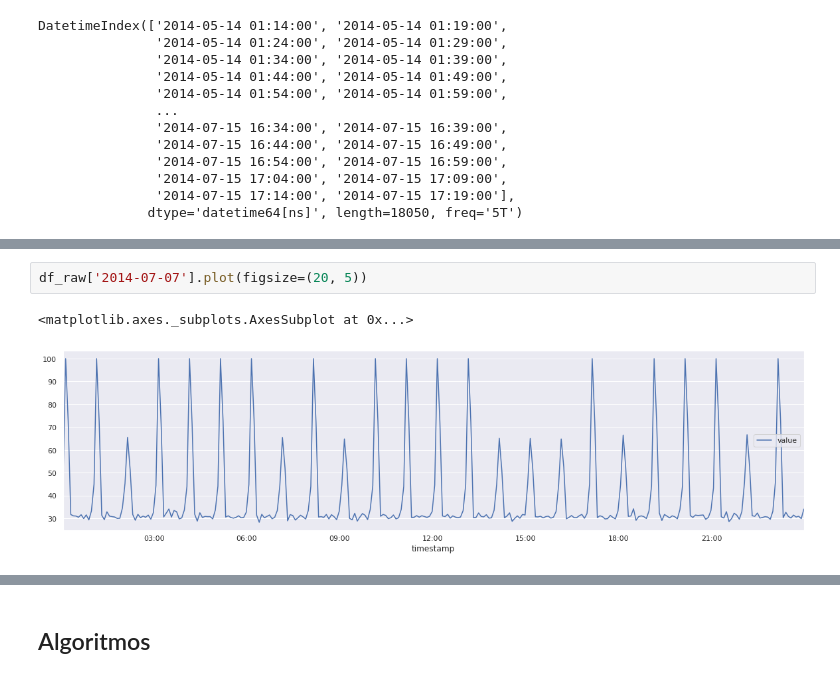
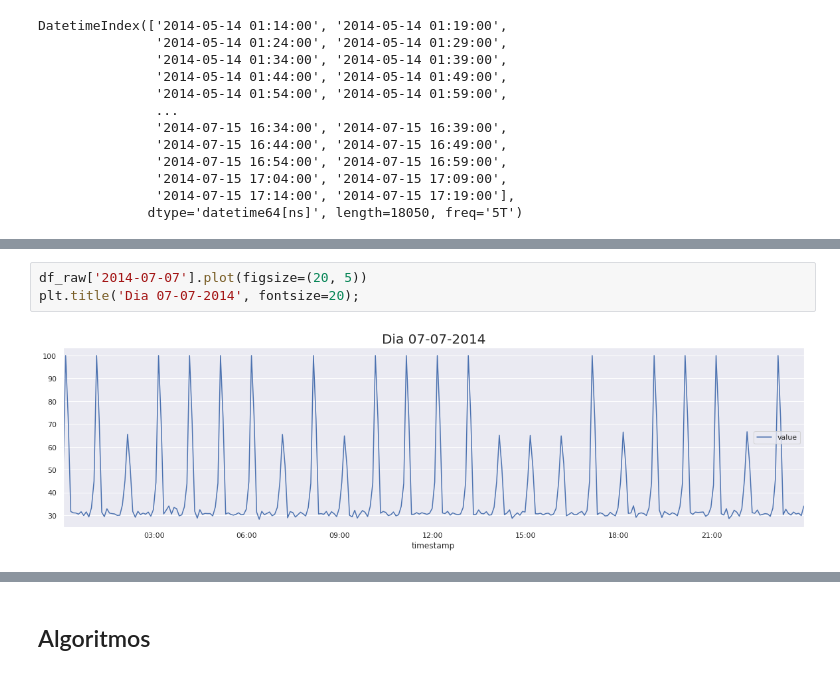
Before and after one commit to Fillipedem/Comparacao-algoritmos-de-deteccao-de-anomalias, a Jupyter notebook: 2 - Cpu Utilization Asg Misconfiguration.ipynb, the cells around one changed output, grey strips where cells are left out. Saved outputs shown, nothing was run; the diff lists cells and outputs as text.

```diff
--- a/2 - Cpu Utilization Asg Misconfiguration.ipynb
+++ b/2 - Cpu Utilization Asg Misconfiguration.ipynb
@@ -67,6 +80,6 @@ df_raw.plot(figsize=(20, 5))
 # %%
 df_raw['2014-07-07'].plot(figsize=(20, 5))
+plt.title('Dia 07-07-2014', fontsize=20);
 # %% [output]
-<matplotlib.axes._subplots.AxesSubplot at 0x...>
-[figure, old version]
+[figure, new version]
 # %%
```
Also changed, not shown: parts of 33 cells of this notebook, 4 other files.
